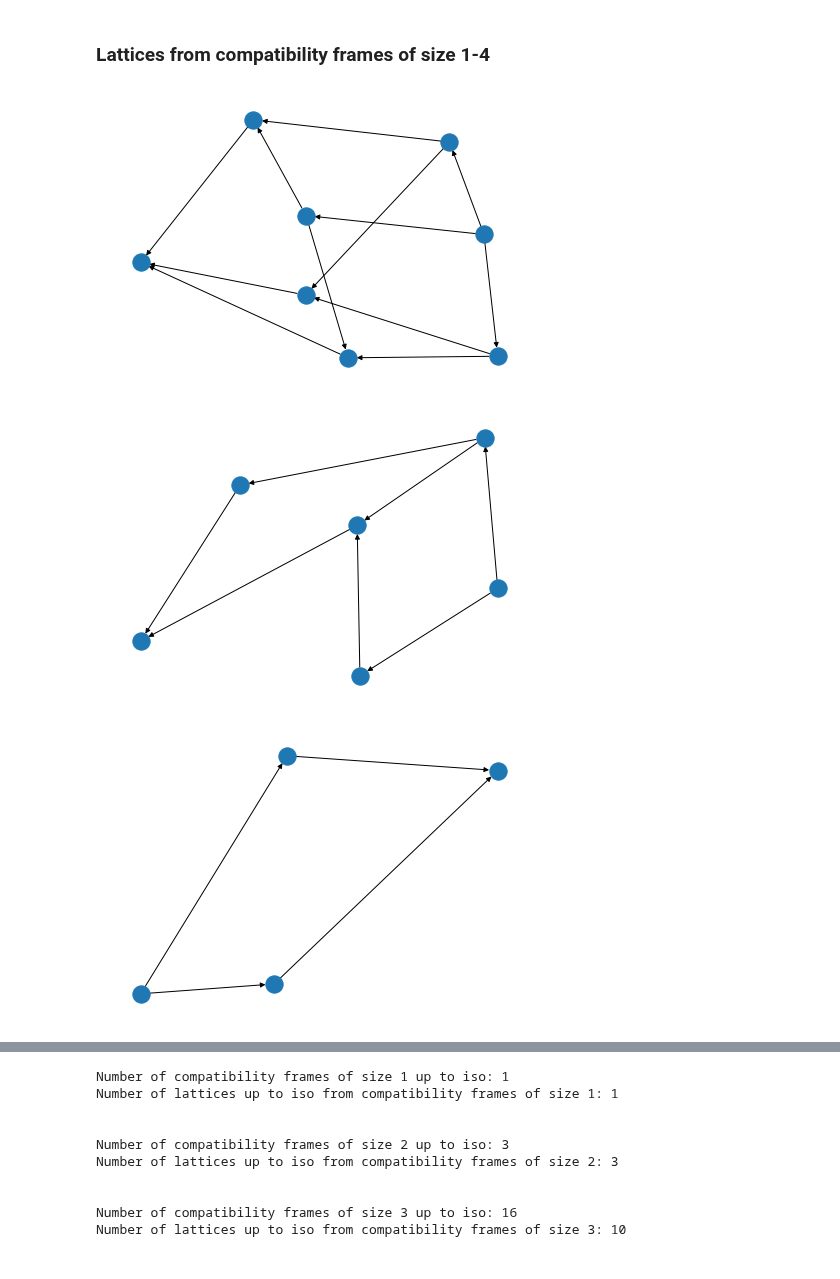
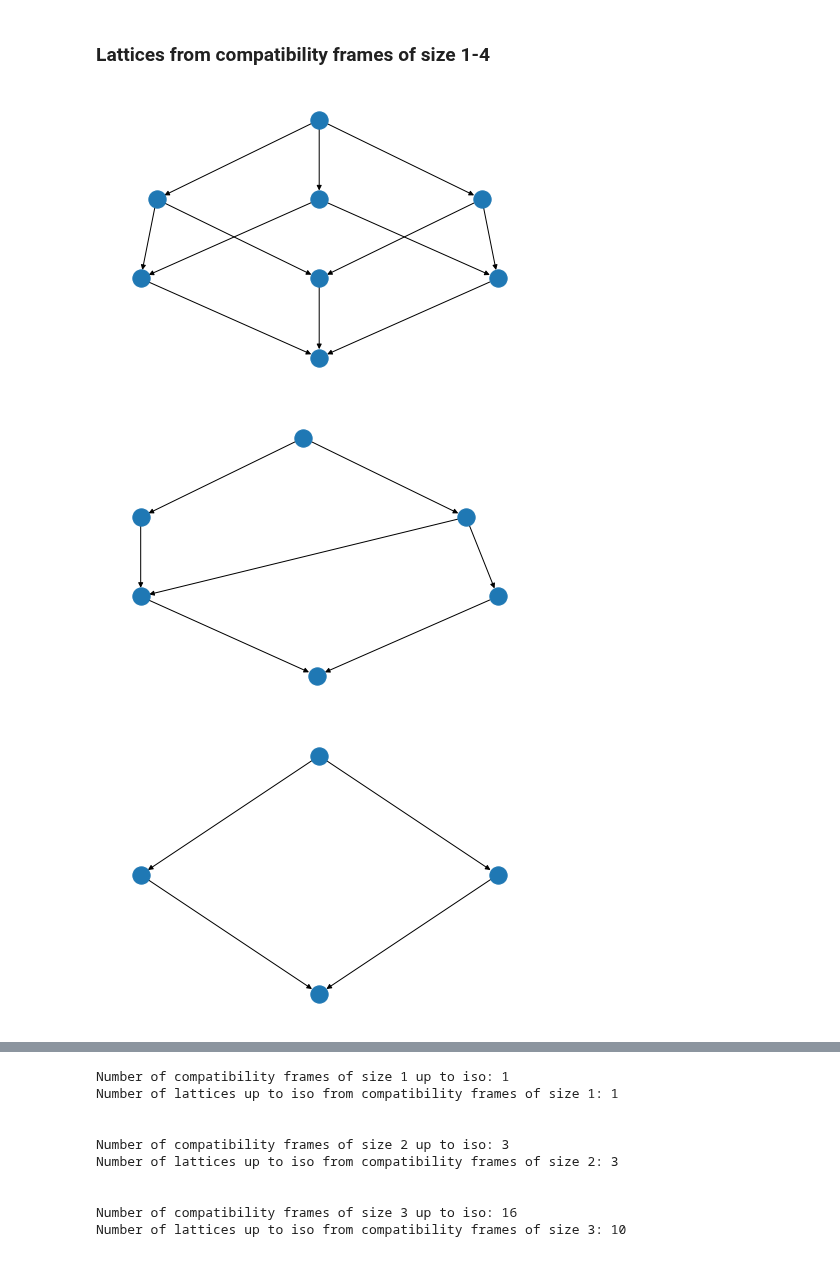
Before and after one commit to wesholliday/compat-frames, a Jupyter notebook: compat-frames.ipynb, the cells around one changed output, grey strips where cells are left out. Drawn from its saved outputs; the diff is of its cells as text; code cells hidden in the pictures.

Commit message:
switched to graphviz dot layout for displaying lattices

```diff
--- a/compat-frames.ipynb
+++ b/compat-frames.ipynb
@@ -91,7 +93,7 @@ def draw_flipped_digraph(rel,X = None):
         if not pair[0] == pair[1]:
             g.add_edge(pair[1],pair[0])
 
-    nx.draw(g)
+    nx.draw(g,with_labels=True)
     plt.show()
 # %% [markdown]
 ## I.II Calculating fixpoints of the closure operator <a id='I.II'></a>
@@ -348,6 +350,12 @@ def lattice(rel,X = None):
     l.add_edges_from(cover)
 
     return l
+# %%
+def display_lattice(l):
+
+    pos = graphviz_layout(l, prog="dot")
+    nx.draw(l, pos)
+    plt.show()
 # %%
 l = lattice(example_rel)
 
@@ -507,10 +514,9 @@ lattices_keep_rels_from_comp_frames_size = {n: lattices_keep_rels(comp_frames_si
 lattices_from_comp_frames_size = {n: lattices(comp_frames_size(n)) for n in range(1,5)}
 # %%
 for l in lattices_from_comp_frames_size[3]:
-        nx.draw(l)
-        plt.show()
+        display_lattice(l)
         print("\n")
 # %% [output]
-[figure, old version]
+[figure, new version]
-[figure, old version]
+[figure, new version]
-[figure, old version]
+[figure, new version]
```
Also changed, not shown: parts of 19 cells of this notebook.
